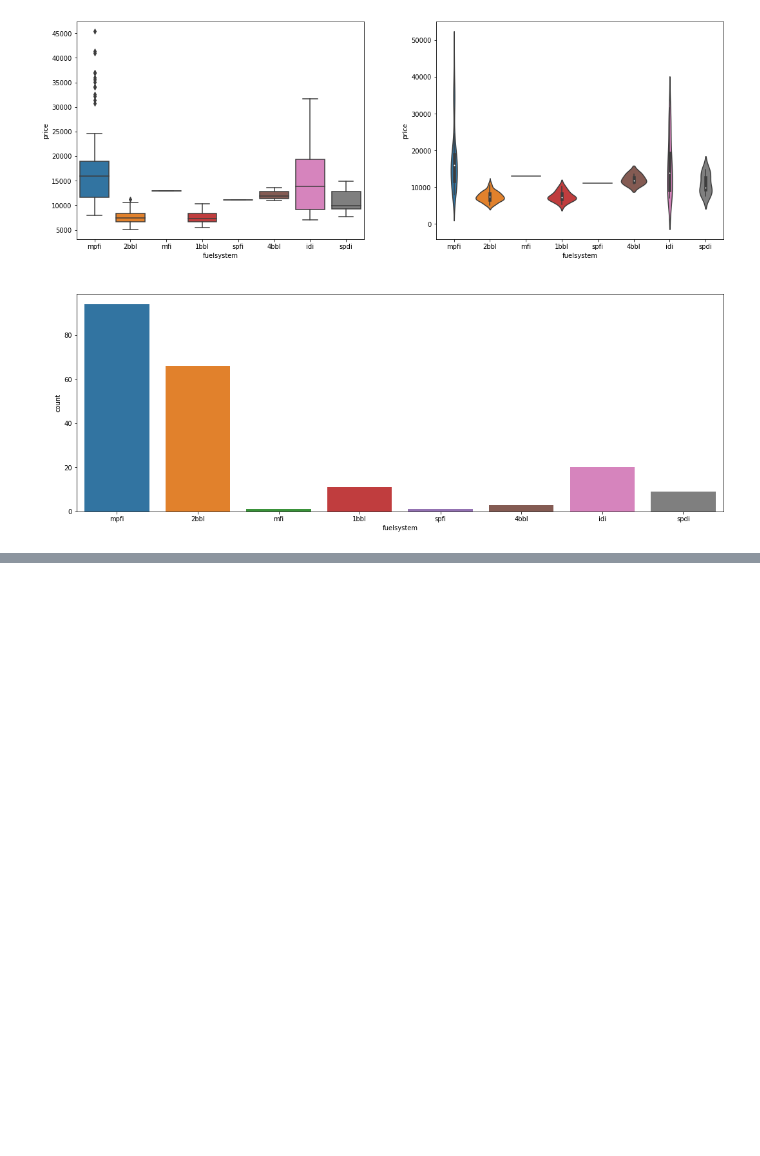
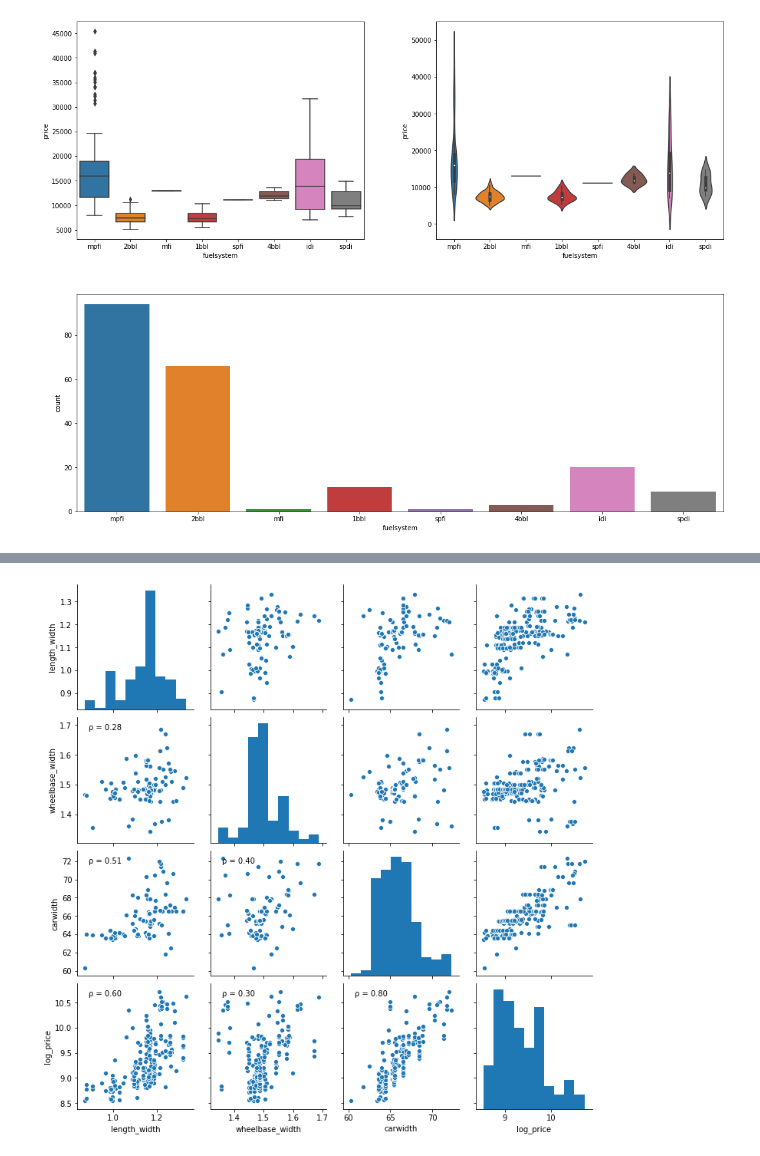
Before and after one commit to prateekkohli1992/regression_1, a Jupyter notebook: EDA_2.ipynb, the cells around one changed output, grey strips where cells are left out. Cells and saved outputs as stored; diff of their text form; code cells hidden in the pictures; blank space fills up the shorter version.

```diff
--- a/EDA_2.ipynb
+++ b/EDA_2.ipynb
@@ -233,0 +299,13 @@ plt.show()
+# %%
+data['length_width']=np.power(data.extra_len/data.carwidth,1)
+data['wheelbase_width']=np.power(data.wheelbase/data.carwidth,1)
+# %%
+data['log_price']=np.log(data['price'])
+# %%
+g = sns.pairplot(data[['length_width','wheelbase_width','carwidth','log_price']])
+g.map_lower(corrfunc)
+
+
+plt.show()
+# %% [output]
+[figure, added]
```
Also changed, not shown: parts of 24 cells of this notebook, 1 other file.
